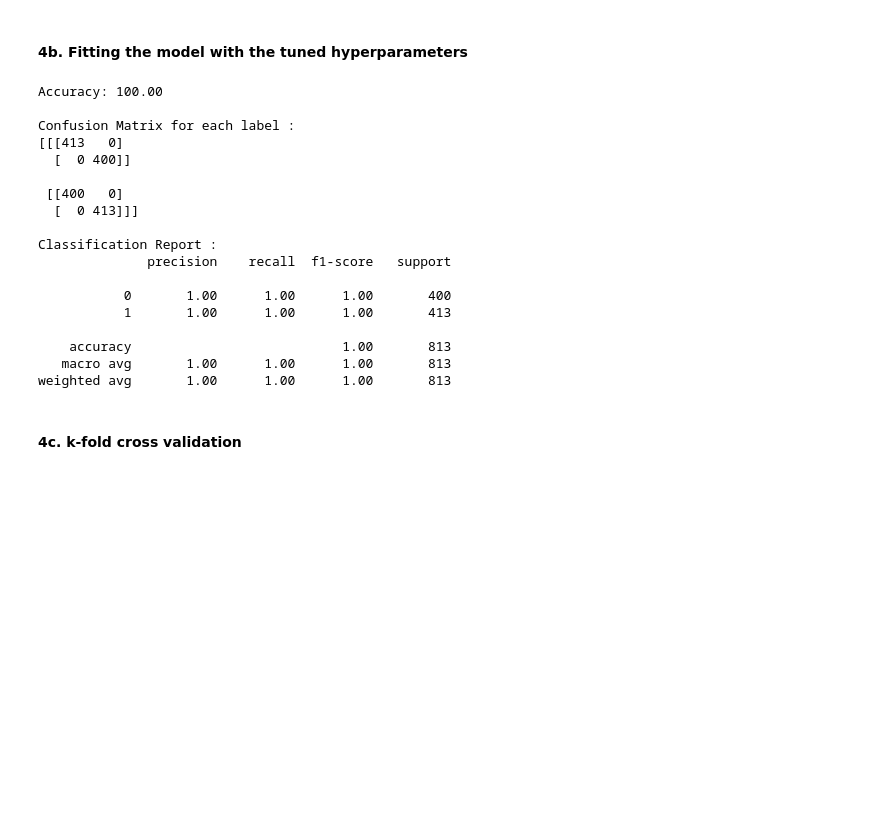
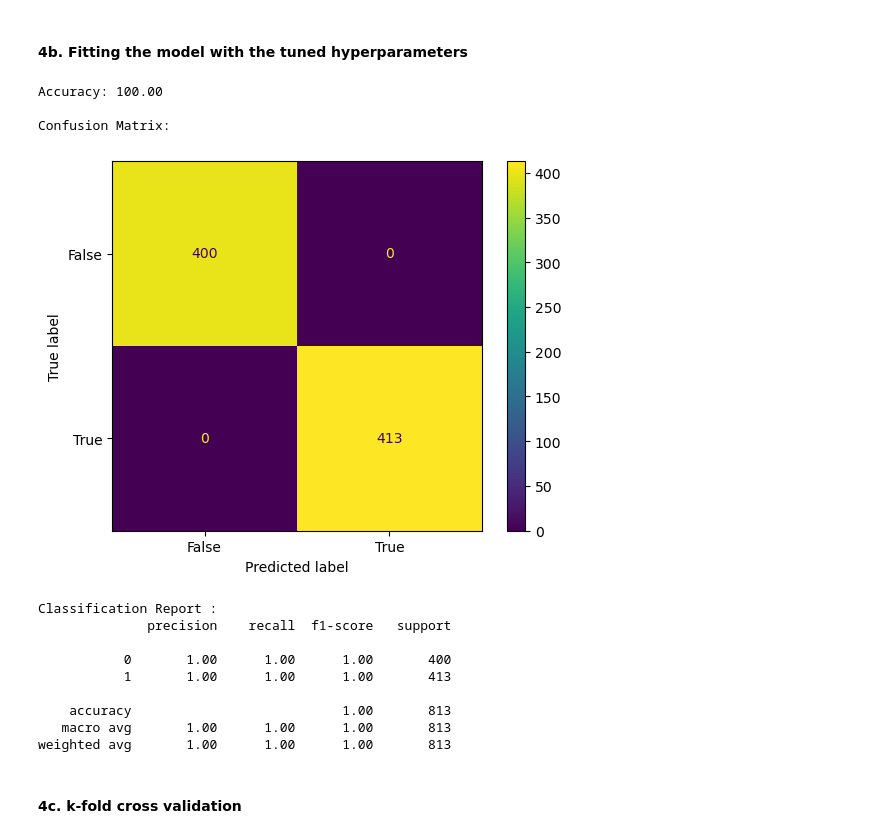
Before and after one commit to ansellum/ecs171-project, a Jupyter notebook: ECS171_Model_Predictions.ipynb, the cells around one changed output. Drawn from its saved outputs; the diff is of its cells as text; code cells hidden in the pictures; blank space fills up the shorter version.

```diff
--- a/ECS171_Model_Predictions.ipynb
+++ b/ECS171_Model_Predictions.ipynb
@@ -194,43 +246,39 @@ Best parameters:  {'hidden_layer_sizes': (100,), 'learning_rate_init': 0.1, 'max
 # %% [markdown]
 #### 4b. Fitting the model with the tuned hyperparameters
 # %%
-from sklearn.metrics import classification_report, multilabel_confusion_matrix
+from sklearn.metrics import classification_report
 
 #set model with the best hyperparameters that we just computed
 mlp = MLPClassifier(solver = 'adam', random_state = 42, activation = 'logistic', learning_rate_init = grid_result.best_params_["learning_rate_init"], batch_size = 100, hidden_layer_sizes = grid_result.best_params_["hidden_layer_sizes"], max_iter = grid_result.best_params_["max_iter"])
 
 mlp.fit(X_train_enc, y_train_enc)
 pred = mlp.predict(X_test_enc)
 
-pred
-
 accuracy = accuracy_score(y_test_enc, pred)
 print('Accuracy: %.2f' % (accuracy*100))
 
-print("\nConfusion Matrix for each label : ")
-print(multilabel_confusion_matrix(y_test_enc, pred))
+print("\nConfusion Matrix: ")
+cm = confusion_matrix(y_test_enc, pred)
+cm_display = ConfusionMatrixDisplay(confusion_matrix = cm, display_labels = [False, True])
+cm_display.plot()
+plt.show()
 
 print("\nClassification Report : ")
 print(classification_report(y_test_enc, pred))
 # %% [output]
 Accuracy: 100.00
 
-Confusion Matrix for each label :
-[[[413   0]
-  [  0 400]]
-
- [[400   0]
-  [  0 413]]]
-
-Classification Report :
-              precision    recall  f1-score   support
-
-           0       1.00      1.00      1.00       400
-           1       1.00      1.00      1.00       413
-
-    accuracy                           1.00       813
-   macro avg       1.00      1.00      1.00       813
-weighted avg       1.00      1.00      1.00       813
+Confusion Matrix:
+[figure, added]
+Classification Report :
+              precision    recall  f1-score   support
+
+           0       1.00      1.00      1.00       400
+           1       1.00      1.00      1.00       413
+
+    accuracy                           1.00       813
+   macro avg       1.00      1.00      1.00       813
+weighted avg       1.00      1.00      1.00       813
 # %% [markdown]
 #### 4c. k-fold cross validation
 # %%
```
Also changed, not shown: parts of 2 cells of this notebook.
